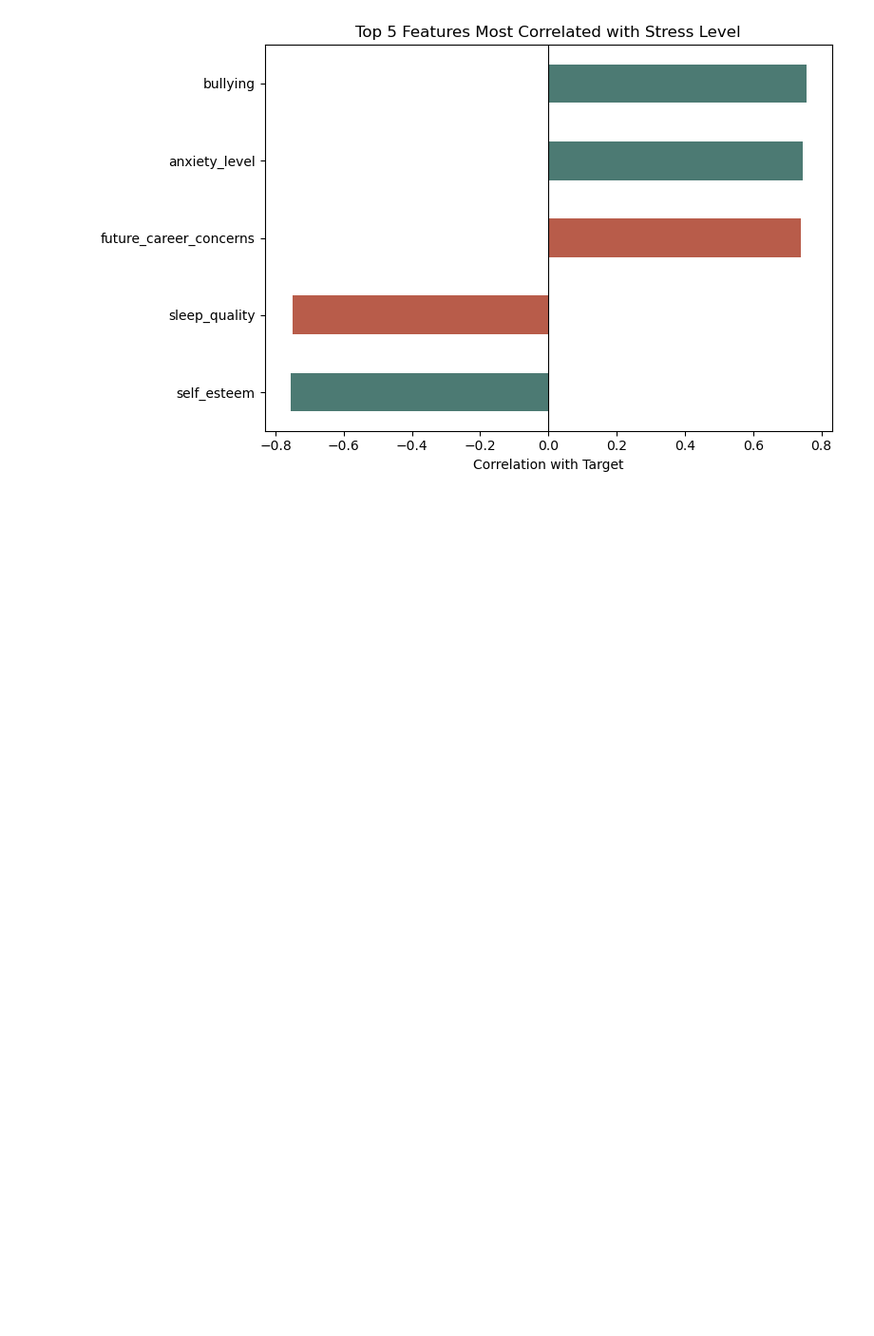
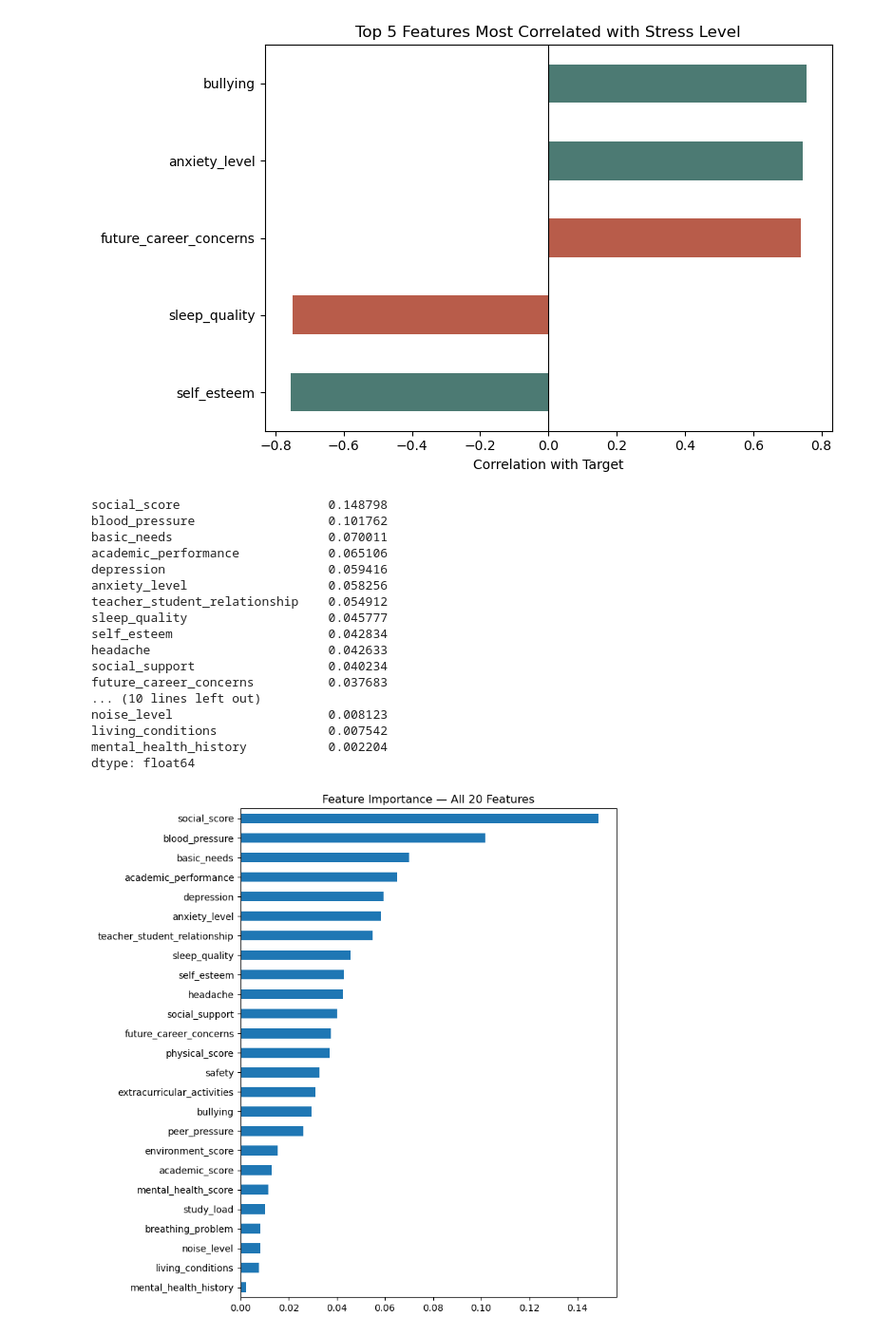
Before and after one commit to chandiracje/AIMAL_Project_Y2S1_G8.1_03, a Jupyter notebook: notebooks/StressLevelDataset(Visualization_And_Feature_Selection_Test_IT25103277).ipynb, the cells around one changed output. Shown at 95% size. Saved outputs shown, nothing was run; the diff lists cells and outputs as text; code cells hidden in the pictures; blank space fills up the shorter version.

```diff
--- a/notebooks/StressLevelDataset(Visualization_IT25103277).ipynb
+++ b/notebooks/StressLevelDataset(Visualization_And_Feature_Selection_Test_IT25103277).ipynb
@@ -204,0 +207,40 @@ plt.show()
+# %%
+from sklearn.ensemble import RandomForestClassifier
+import pandas as pd
+import matplotlib.pyplot as plt
+
+feature_cols = [c for c in train_df.columns if c != "target"]
+X = train_df[feature_cols]
+y = train_df["target"]
+
+rf = RandomForestClassifier(random_state=42)
+rf.fit(X, y)
+
+importances = pd.Series(rf.feature_importances_, index=feature_cols).sort_values(ascending=False)
+print(importances)
+
+plt.figure(figsize=(8, 8))
+importances.plot(kind='barh')
+plt.title("Feature Importance — All 20 Features")
+plt.gca().invert_yaxis()
+plt.tight_layout()
+plt.show()
+# %% [output]
+social_score                    0.148798
+blood_pressure                  0.101762
+basic_needs                     0.070011
+academic_performance            0.065106
+depression                      0.059416
+anxiety_level                   0.058256
+teacher_student_relationship    0.054912
+sleep_quality                   0.045777
+self_esteem                     0.042834
+headache                        0.042633
+social_support                  0.040234
+future_career_concerns          0.037683
+... (10 lines left out)
+noise_level                     0.008123
+living_conditions               0.007542
+mental_health_history           0.002204
+dtype: float64
+[figure, added]
```
Also changed, not shown: parts of 5 cells of this notebook.
